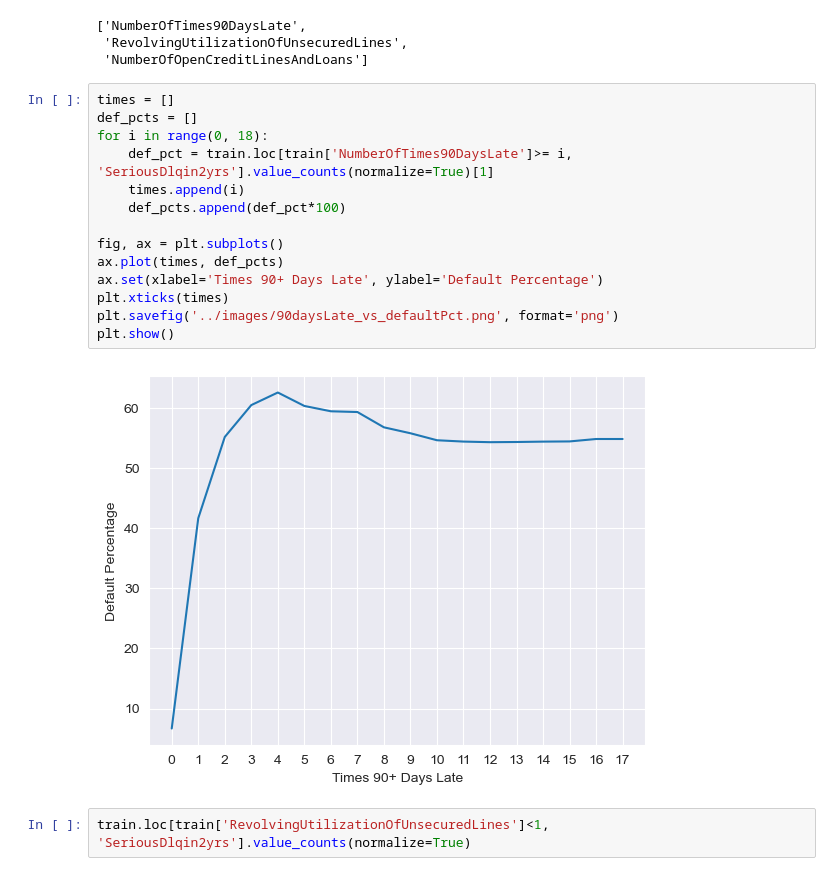
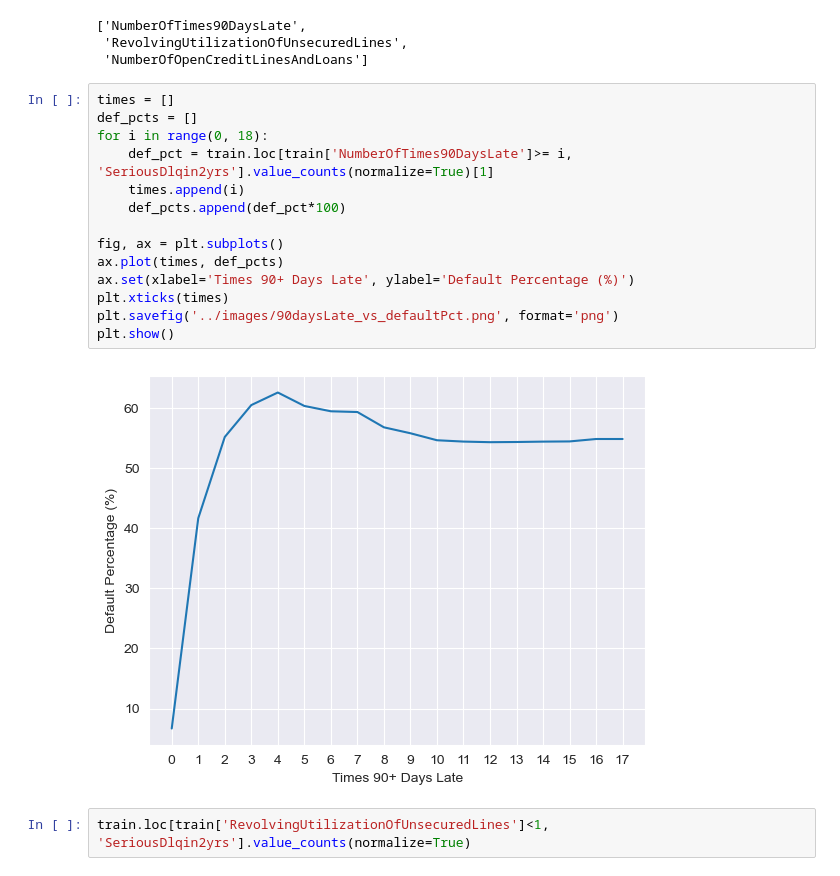
Before and after one commit to scottokamura/risk_exercise_for_candidates, a Jupyter notebook: code/model.ipynb, the cells around one changed output. Saved outputs shown, nothing was run; the diff lists cells and outputs as text.

```diff
--- a/code/model.ipynb
+++ b/code/model.ipynb
@@ -509,19 +509,19 @@ perm_feats
 # %%
 times = []
 def_pcts = []
 for i in range(0, 18):
     def_pct = train.loc[train['NumberOfTimes90DaysLate']>= i, 'SeriousDlqin2yrs'].value_counts(normalize=True)[1]
     times.append(i)
     def_pcts.append(def_pct*100)
 
 fig, ax = plt.subplots()
 ax.plot(times, def_pcts)
-ax.set(xlabel='Times 90+ Days Late', ylabel='Default Percentage')
+ax.set(xlabel='Times 90+ Days Late', ylabel='Default Percentage (%)')
 plt.xticks(times)
 plt.savefig('../images/90daysLate_vs_defaultPct.png', format='png')
 plt.show()
 # %% [output]
-[figure, old version]
+[figure, new version]
 # %%
 train.loc[train['RevolvingUtilizationOfUnsecuredLines']<1, 'SeriousDlqin2yrs'].value_counts(normalize=True)
 # %% [output]
```
Also changed, not shown: parts of 1 cell of this notebook, 3 other files.
